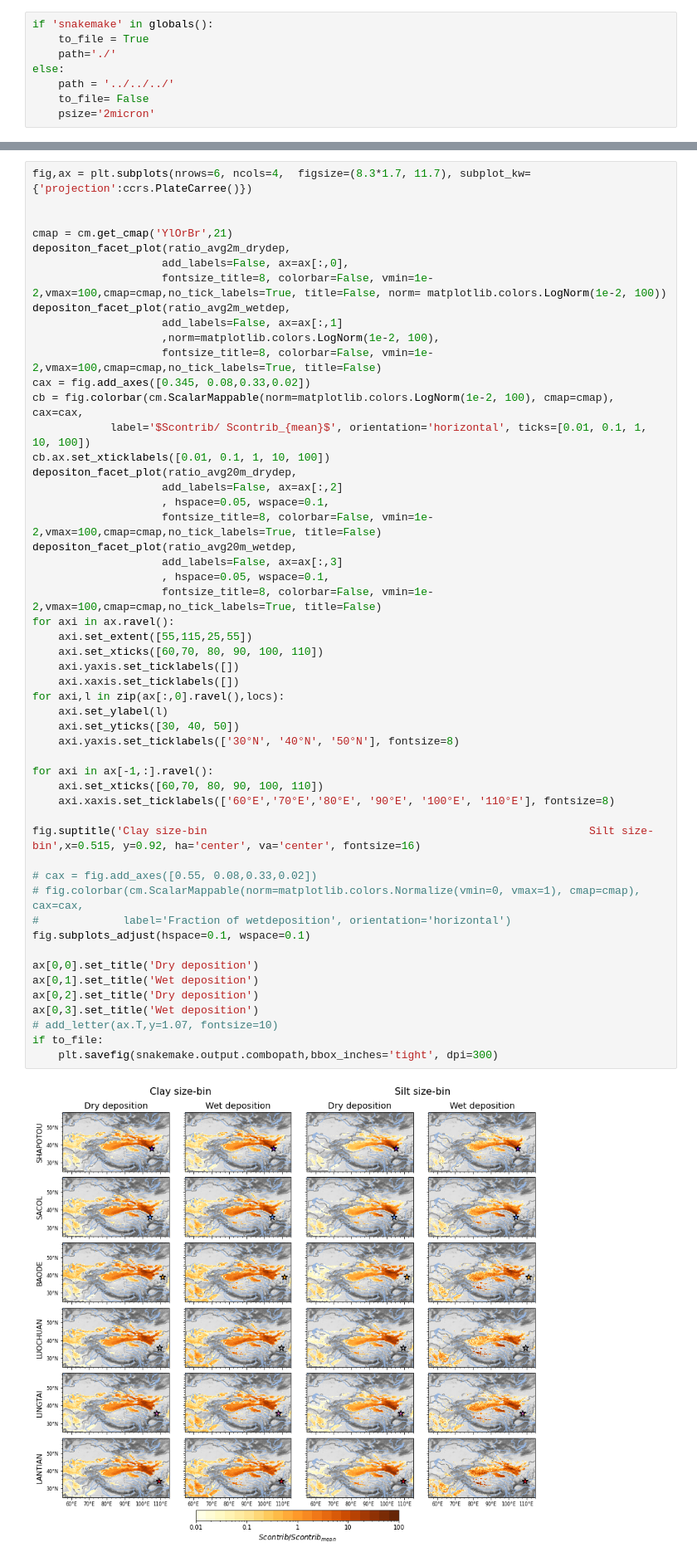
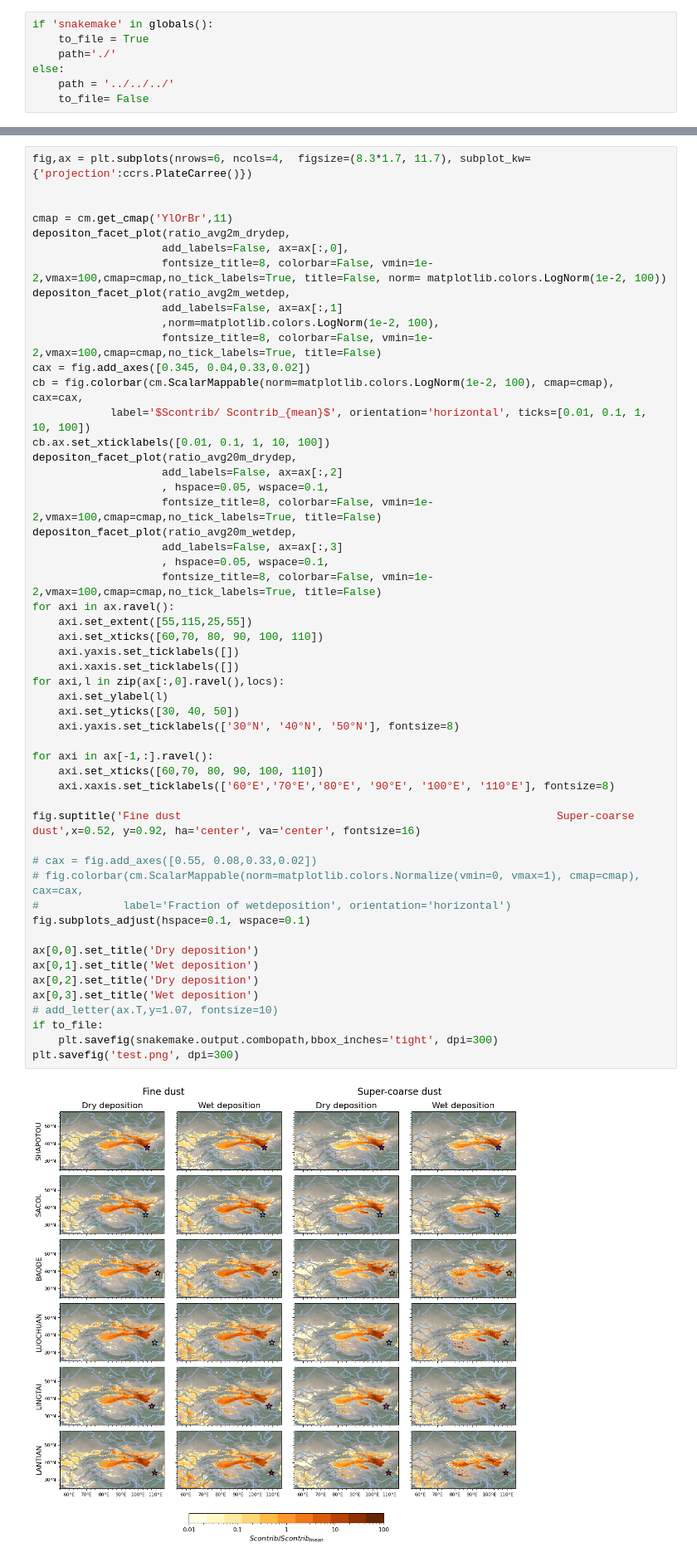
Before and after one commit to MasterOnDust/AGU_JGR_CLP_SOURCE_WORKFLOW, a Jupyter notebook: Master_thesis_UiO_workflow/workflow/notebooks/AGU_paper_figures/Dust_deposition_source_contribution_drydep_wetdep_combo_v4.py.ipynb, the cells around one changed output, grey strips where cells are left out. Shown at 83% size. Saved outputs shown, nothing was run; the diff lists cells and outputs as text.

```diff
--- a/Master_thesis_UiO_workflow/workflow/notebooks/AGU_paper_figures/Dust_deposition_source_contribution_drydep_wetdep_combo_v4.py.ipynb
+++ b/Master_thesis_UiO_workflow/workflow/notebooks/AGU_paper_figures/Dust_deposition_source_contribution_drydep_wetdep_combo_v4.py.ipynb
@@ -23,7 +22,6 @@ if 'snakemake' in globals():
 else:
     path = '../../../'
     to_file= False
-    psize='2micron'
 # %%
 def min_max_norm(ds):
     out_ds = ds.copy()
@@ -70,7 +68,7 @@ ratio_avg20m_drydep = calc_fraction_of_mean_contribution(drydep20m)
 fig,ax = plt.subplots(nrows=6, ncols=4,  figsize=(8.3*1.7, 11.7), subplot_kw={'projection':ccrs.PlateCarree()})
 
 
-cmap = cm.get_cmap('YlOrBr',21)
+cmap = cm.get_cmap('YlOrBr',11)
 depositon_facet_plot(ratio_avg2m_drydep,
                     add_labels=False, ax=ax[:,0],
                     fontsize_title=8, colorbar=False, vmin=1e-2,vmax=100,cmap=cmap,no_tick_labels=True, title=False, norm= matplotlib.colors.LogNorm(1e-2, 100))
@@ -78,7 +76,7 @@ depositon_facet_plot(ratio_avg2m_wetdep,
                     add_labels=False, ax=ax[:,1]
                     ,norm=matplotlib.colors.LogNorm(1e-2, 100),
                     fontsize_title=8, colorbar=False, vmin=1e-2,vmax=100,cmap=cmap,no_tick_labels=True, title=False)
-cax = fig.add_axes([0.345, 0.08,0.33,0.02])
+cax = fig.add_axes([0.345, 0.04,0.33,0.02])
 cb = fig.colorbar(cm.ScalarMappable(norm=matplotlib.colors.LogNorm(1e-2, 100), cmap=cmap), cax=cax,
             label='$Scontrib/ Scontrib_{mean}$', orientation='horizontal', ticks=[0.01, 0.1, 1, 10, 100])
 cb.ax.set_xticklabels([0.01, 0.1, 1, 10, 100])
@@ -91,32 +89,33 @@ depositon_facet_plot(ratio_avg20m_wetdep,
                     , hspace=0.05, wspace=0.1,
                     fontsize_title=8, colorbar=False, vmin=1e-2,vmax=100,cmap=cmap,no_tick_labels=True, title=False)
 for axi in ax.ravel():
     axi.set_extent([55,115,25,55])
     axi.set_xticks([60,70, 80, 90, 100, 110])
     axi.yaxis.set_ticklabels([])
     axi.xaxis.set_ticklabels([])
 for axi,l in zip(ax[:,0].ravel(),locs):
     axi.set_ylabel(l)
     axi.set_yticks([30, 40, 50])
     axi.yaxis.set_ticklabels(['30°N', '40°N', '50°N'], fontsize=8)
 
 for axi in ax[-1,:].ravel():
     axi.set_xticks([60,70, 80, 90, 100, 110])
     axi.xaxis.set_ticklabels(['60°E','70°E','80°E', '90°E', '100°E', '110°E'], fontsize=8)
 
-fig.suptitle('Clay size-bin                                                           Silt size-bin',x=0.515, y=0.92, ha='center', va='center', fontsize=16)
+fig.suptitle('Fine dust                                                          Super-coarse dust',x=0.52, y=0.92, ha='center', va='center', fontsize=16)
 
 # cax = fig.add_axes([0.55, 0.08,0.33,0.02])
 # fig.colorbar(cm.ScalarMappable(norm=matplotlib.colors.Normalize(vmin=0, vmax=1), cmap=cmap), cax=cax,
 #             label='Fraction of wetdeposition', orientation='horizontal')
 fig.subplots_adjust(hspace=0.1, wspace=0.1)
 
 ax[0,0].set_title('Dry deposition')
 ax[0,1].set_title('Wet deposition')
 ax[0,2].set_title('Dry deposition')
 ax[0,3].set_title('Wet deposition')
 # add_letter(ax.T,y=1.07, fontsize=10)
 if to_file:
     plt.savefig(snakemake.output.combopath,bbox_inches='tight', dpi=300)
+plt.savefig('test.png', dpi=300)
 # %% [output]
-[figure, old version]
+[figure, new version]
```
Also changed, not shown: parts of 1 cell of this notebook, 4 other files.
